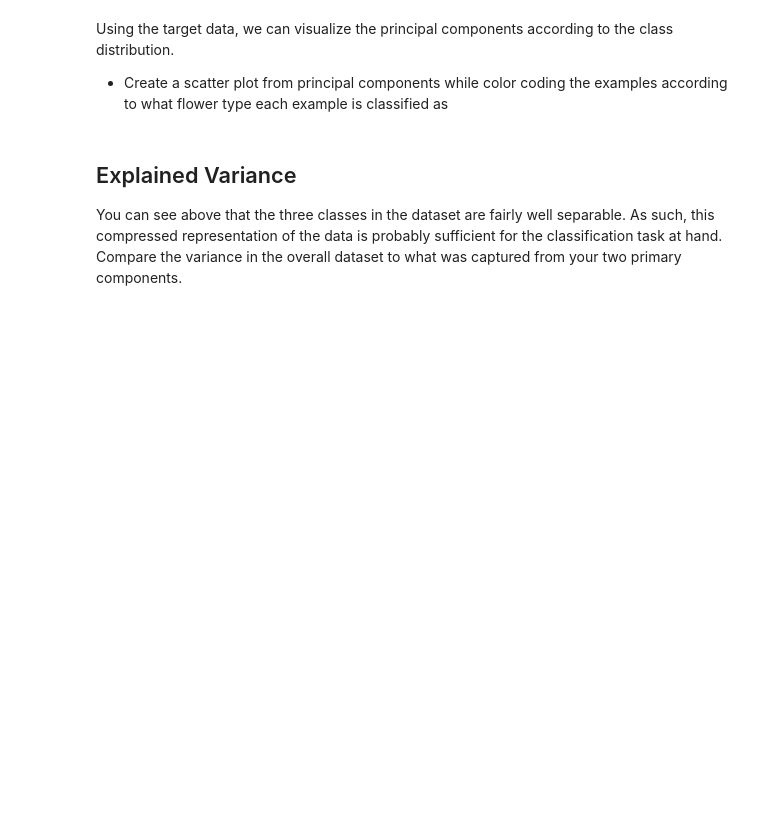
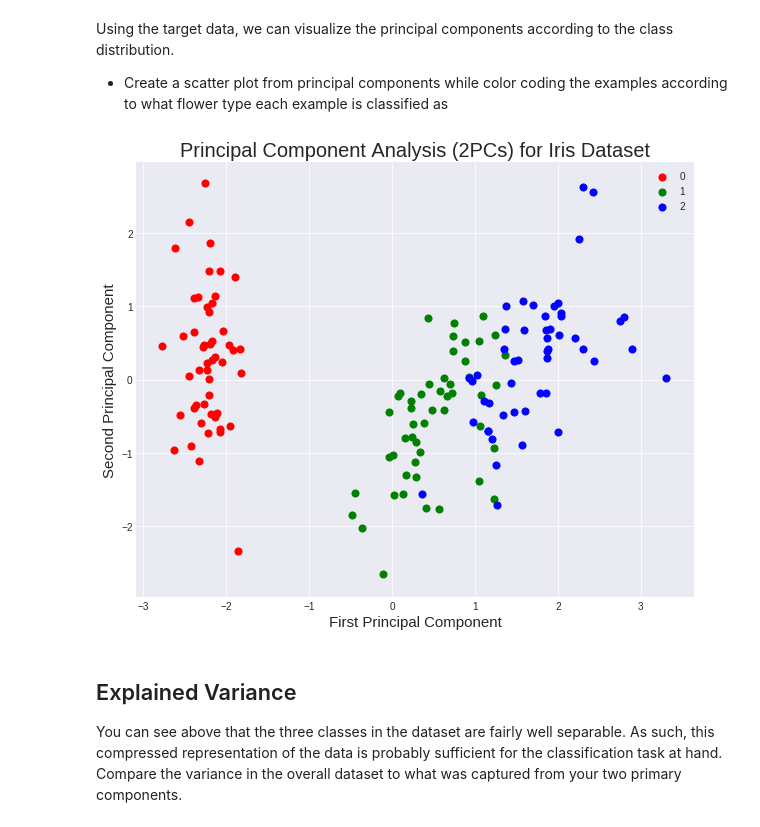
Before and after one commit to jbuenaseda/dsc-pca-in-scikitlearn-lab-nyc-ds-033020, a Jupyter notebook: index.ipynb, the cells around one changed output. Saved outputs shown, nothing was run; the diff lists cells and outputs as text; code cells hidden in the pictures; blank space fills up the shorter version.

```diff
--- a/index.ipynb
+++ b/index.ipynb
@@ -112,21 +112,24 @@ Using the target data, we can visualize the principal components according to th
 # %%
 # Principal Componets scatter plot
 plt.style.use('seaborn-dark')
 fig = plt.figure(figsize = (10,8))
 ax = fig.add_subplot(1,1,1)
 ax.set_xlabel('First Principal Component', fontsize =15)
 ax.set_ylabel('Second Principal Component', fontsize =15)
 ax.set_title('Principal Component Analysis (2PCs) for Iris Dataset', fontsize = 20)
 
 targets = [0,1,2]
 colors = ['r', 'g', 'b']
 for target, color in zip(targets, colors):
     indicesToKeep = iris['target'] == target
     ax.scatter(result_df.loc[indicesToKeep, 'PC1'],
                result_df.loc[indicesToKeep, 'PC2'],
                c = color,
                s = 50)
 ax.legend(targets)
+ax.grid()
+# %% [output]
+[figure, added]
 # %% [markdown]
 ## Explained Variance
 
```
